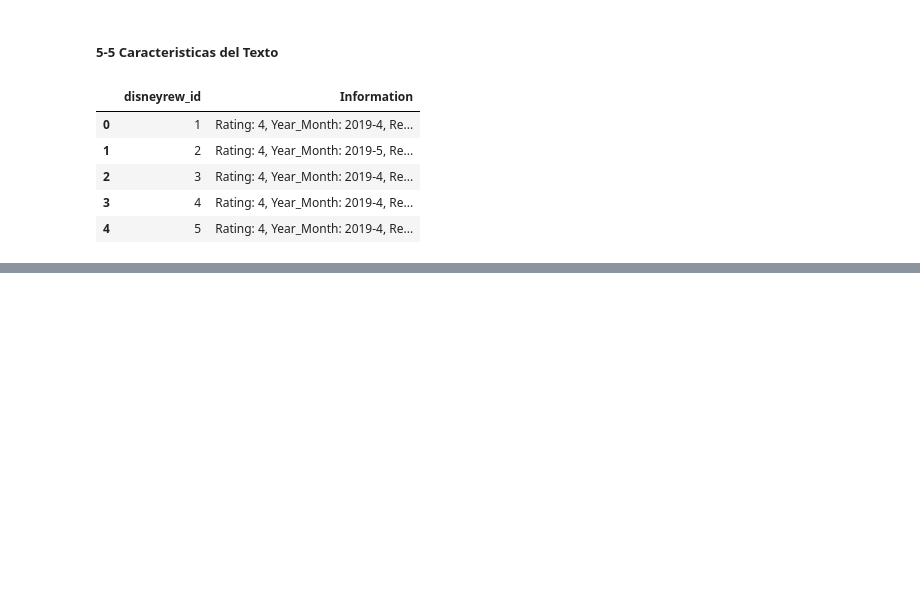
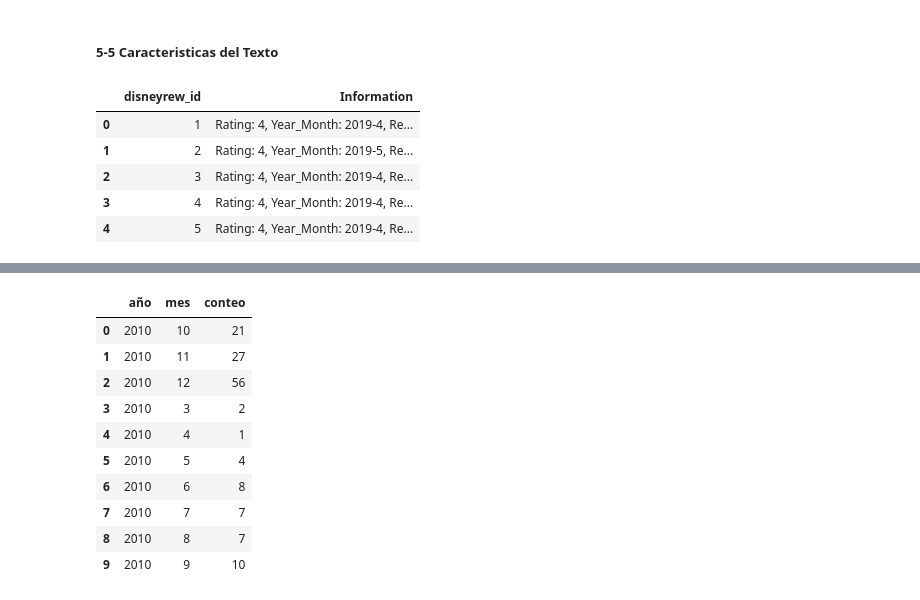
Before and after one commit to user14721068/SQL, a Jupyter notebook: 5.-Manejo de texto.ipynb, the cells around one changed output, grey strips where cells are left out. Drawn from its saved outputs; the diff is of its cells as text; code cells hidden in the pictures; blank space fills up the shorter version.

```diff
--- a/5.-Manejo de texto.ipynb
+++ b/5.-Manejo de texto.ipynb
@@ -86,0 +275,29 @@ with pd.option_context(
+# %%
+# Obtener el año y el mes
+
+query="""
+select
+     substring_index(substring_index(substring_index(information,"Year_Month: ",-1),",",1),"-",1) as año,
+     substring_index(substring_index(substring_index(information,"Year_Month: ",-1),",",1),"-",-1) as mes,
+     count(disneyrew_id) as conteo
+from
+     analisistexto.disneyrew
+group by
+     1,2
+order by
+     1;
+"""
+df = pd.read_sql_query(text(query), engine)
+df.head(10)
+# %% [output]
+|  | año | mes | conteo |
+| 0 | 2010 | 10 | 21 |
+| 1 | 2010 | 11 | 27 |
+| 2 | 2010 | 12 | 56 |
+| 3 | 2010 | 3 | 2 |
+| 4 | 2010 | 4 | 1 |
+| 5 | 2010 | 5 | 4 |
+| 6 | 2010 | 6 | 8 |
+| 7 | 2010 | 7 | 7 |
+| 8 | 2010 | 8 | 7 |
+| 9 | 2010 | 9 | 10 |
```
Also changed, not shown: parts of 14 cells of this notebook.
